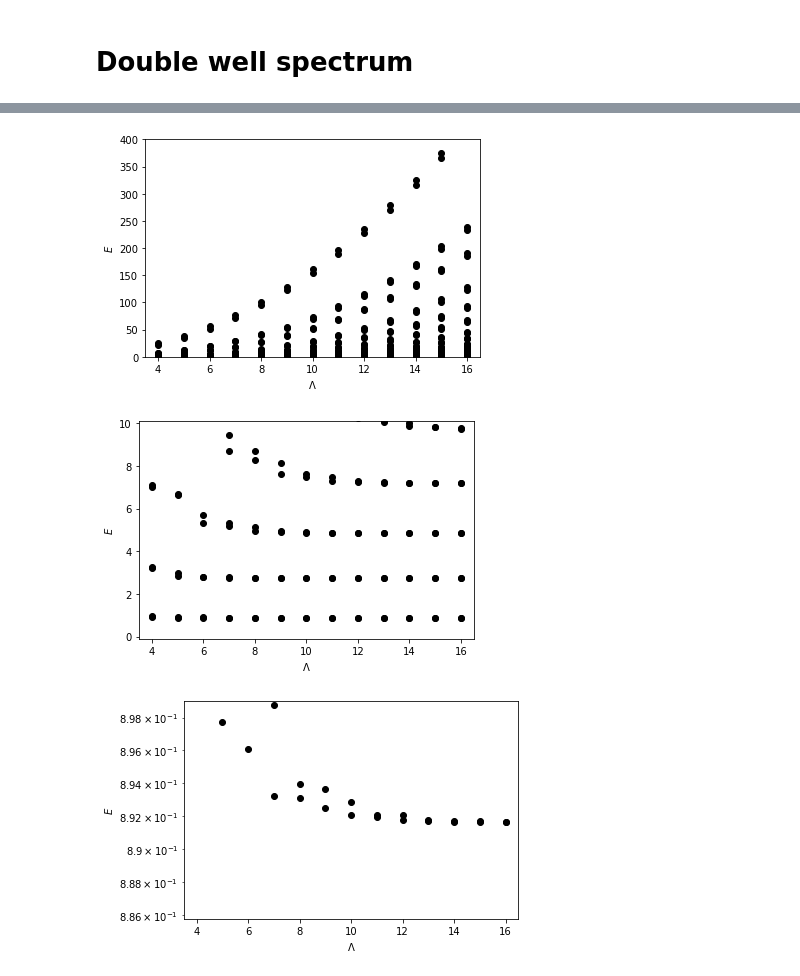
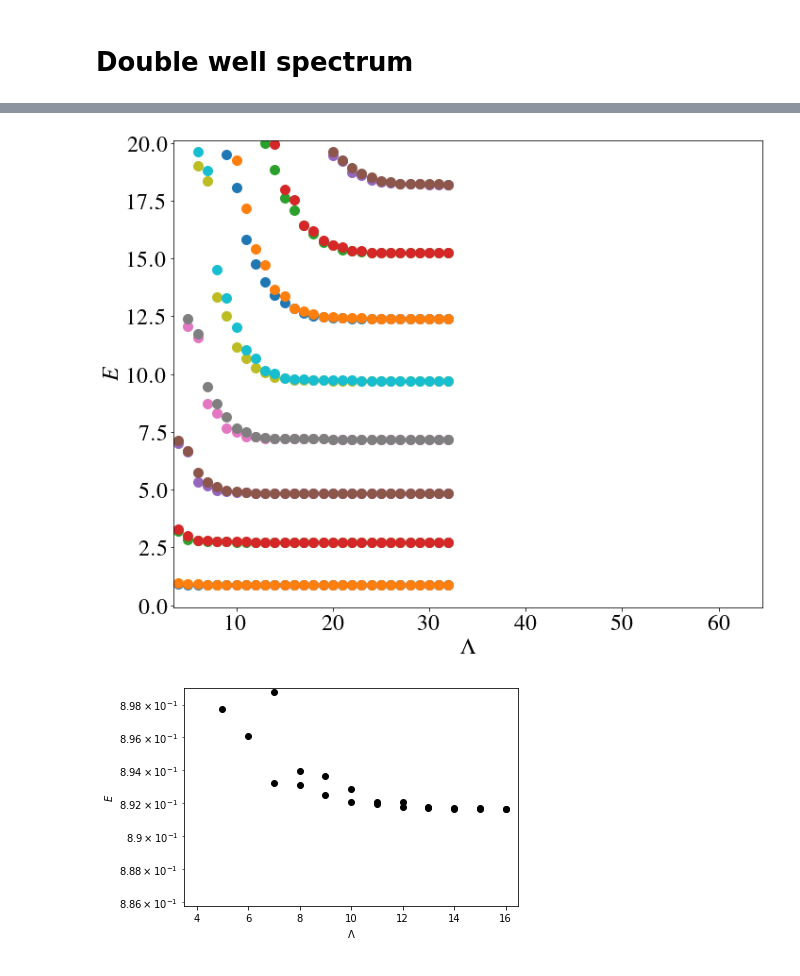
Before and after one commit to chrisculver/SUSY_QuantumComputing, a Jupyter notebook: tutorials/SpectraVSCutoff.ipynb, the cells around one changed output, grey strips where cells are left out. Saved outputs shown, nothing was run; the diff lists cells and outputs as text; code cells hidden in the pictures.

```diff
--- a/tutorials/SpectraVSCutoff.ipynb
+++ b/tutorials/SpectraVSCutoff.ipynb
@@ -236,3 +289,21 @@ DWhamEigsLoad=pickle.load(open("DATA/dw_eigs_vs_cutoff.p","rb"))
+# %%
+x, y = plot_data_by_level(DWhamEigsLoad)
+
+for i in range(len(x)):
+    plt.scatter(x[i],y[i])
+
+
+plt.xlabel('$\\Lambda$')
+plt.ylabel('$E$')
+
+plt.xlim(3.5,64.5)
+plt.ylim(-0.1,20.1)
+
+plt.savefig('PLOTS/DW_spectra.pdf',bbox_inches='tight')
+
+# ground state is near or not to zero, and can see convergence of some excited states
+# %% [output]
+[figure, added]
 # %%
 x, y = plot_data(DWhamEigs)
 
@@ -244,46 +315,12 @@ plt.xlabel('$\\Lambda$')
 plt.ylabel('$E$')
 
 plt.xlim(3.5,16.5)
-plt.ylim(-0.1,400.1)
+plt.ylim(0.8858,0.899)
+plt.yscale('log')
 
-plt.savefig('PLOTS/DW_spectra.pdf',bbox_inches='tight')
+plt.savefig('PLOTS/DW_spectra_zoom.pdf',bbox_inches='tight')
 # %% [output]
-[figure, old version]
+[figure, new version]
-# %%
-x, y = plot_data(DWhamEigs)
-
-for i in range(len(x)):
-    plt.scatter(x[i],y[i], c='black')
-
-
-plt.xlabel('$\\Lambda$')
-plt.ylabel('$E$')
-
-plt.xlim(3.5,16.5)
-plt.ylim(-0.1,10.1)
-
-plt.savefig('PLOTS/DW_spectra.pdf',bbox_inches='tight')
-
-# ground state is near or not to zero, and can see convergence of some excited states
-# %% [output]
-[figure, removed]
-# %%
-x, y = plot_data(DWhamEigs)
-
-for i in range(len(x)):
-    plt.scatter(x[i],y[i], c='black')
-
-
-plt.xlabel('$\\Lambda$')
-plt.ylabel('$E$')
-
-plt.xlim(3.5,16.5)
-plt.ylim(0.8858,0.899)
-plt.yscale('log')
-
-plt.savefig('PLOTS/DW_spectra.pdf',bbox_inches='tight')
-# %% [output]
-[figure, removed]
 # %%
 #x, y = plot_data(DWhamEigs)#
 
```
Also changed, not shown: parts of 13 cells of this notebook, 5 other files.
